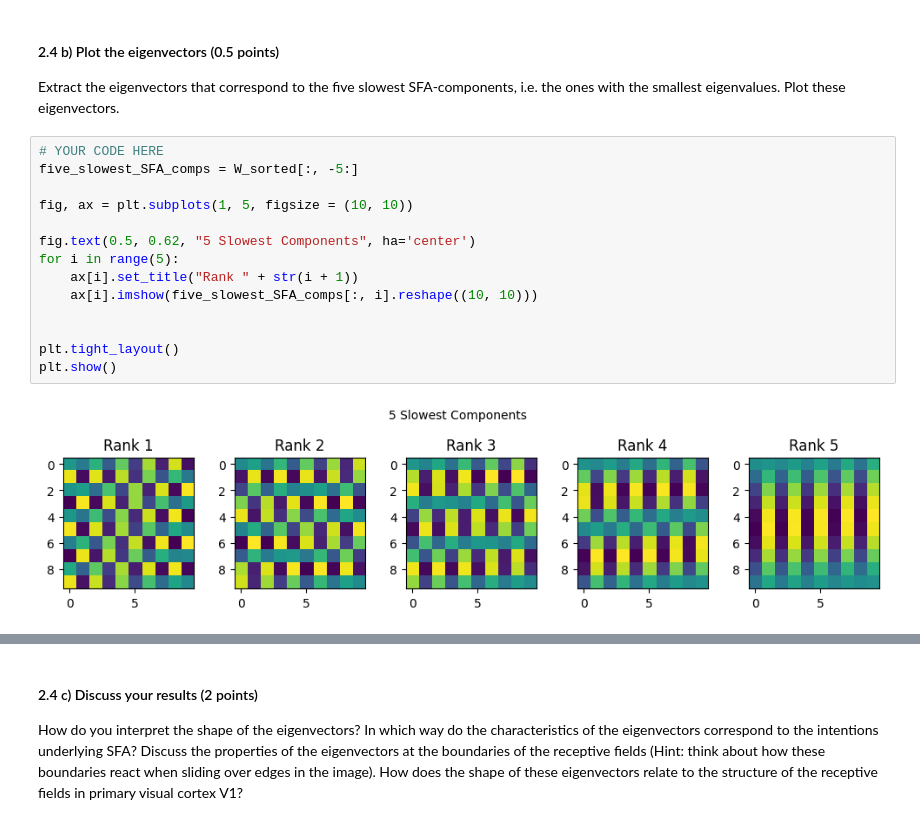
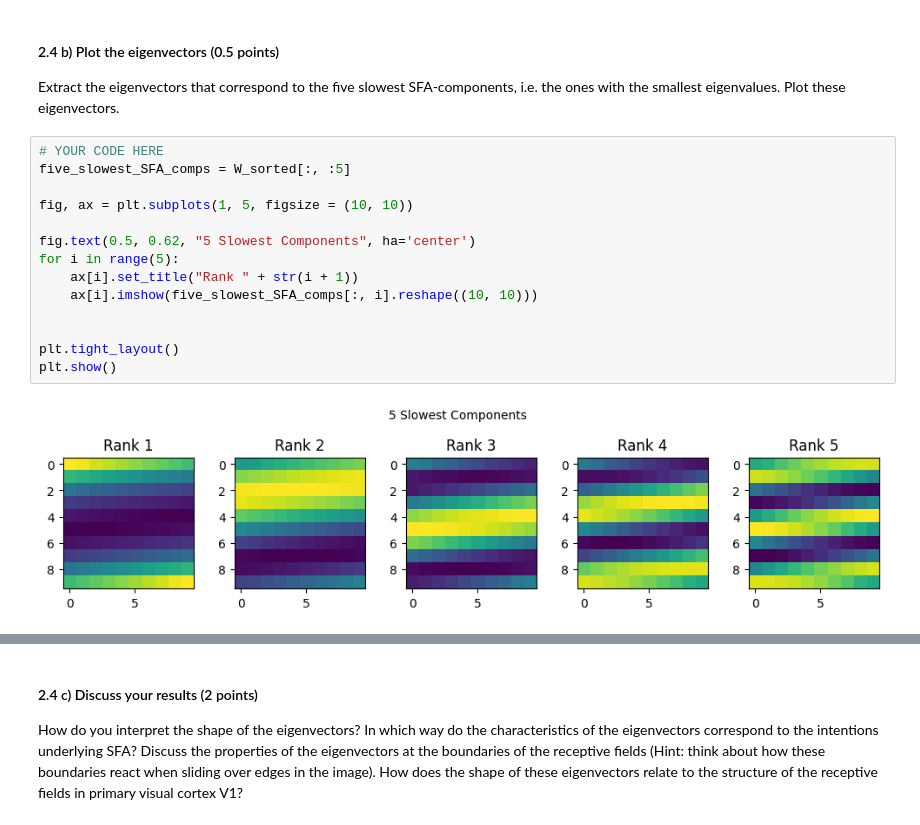
Before and after one commit to lfogarty98/mhbf_pt, a Jupyter notebook: 2-sfa/sfa.ipynb, the cells around one changed output, grey strips where cells are left out. Drawn from its saved outputs; the diff is of its cells as text.

```diff
--- a/2-sfa/sfa.ipynb
+++ b/2-sfa/sfa.ipynb
@@ -340,19 +339,19 @@ assert_var_defined("W_sorted")
 Extract the eigenvectors that correspond to the five slowest SFA-components, i.e. the ones with the smallest eigenvalues. Plot these eigenvectors.
 # %%
 # YOUR CODE HERE
-five_slowest_SFA_comps = W_sorted[:, -5:]
+five_slowest_SFA_comps = W_sorted[:, :5]
 
 fig, ax = plt.subplots(1, 5, figsize = (10, 10))
 
 fig.text(0.5, 0.62, "5 Slowest Components", ha='center')
 for i in range(5):
     ax[i].set_title("Rank " + str(i + 1))
     ax[i].imshow(five_slowest_SFA_comps[:, i].reshape((10, 10)))
 
 
 plt.tight_layout()
 plt.show()
 # %% [output]
-[figure, old version]
+[figure, new version]
 # %%
 # YOUR CODE HERE
```
Also changed, not shown: parts of 3 cells of this notebook.
